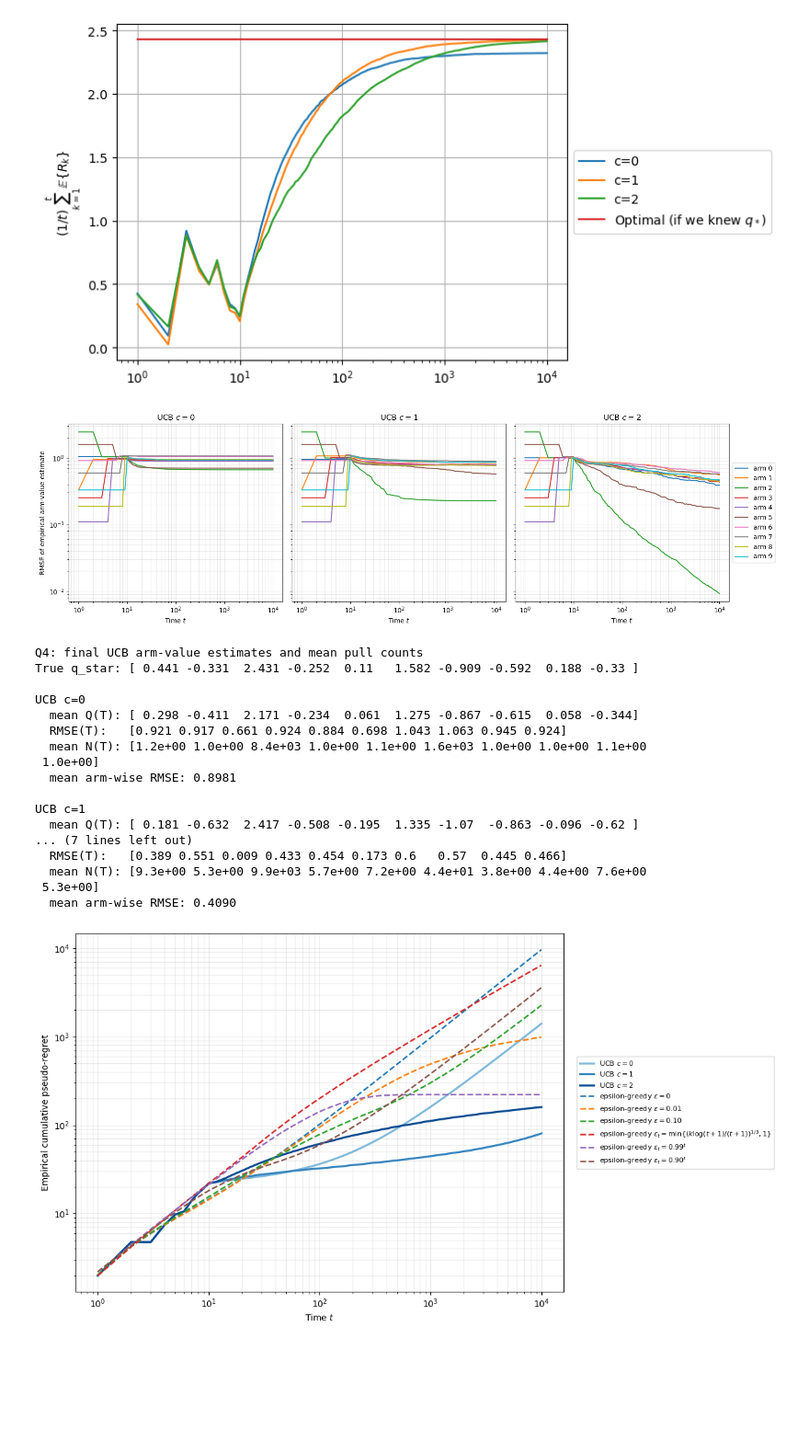
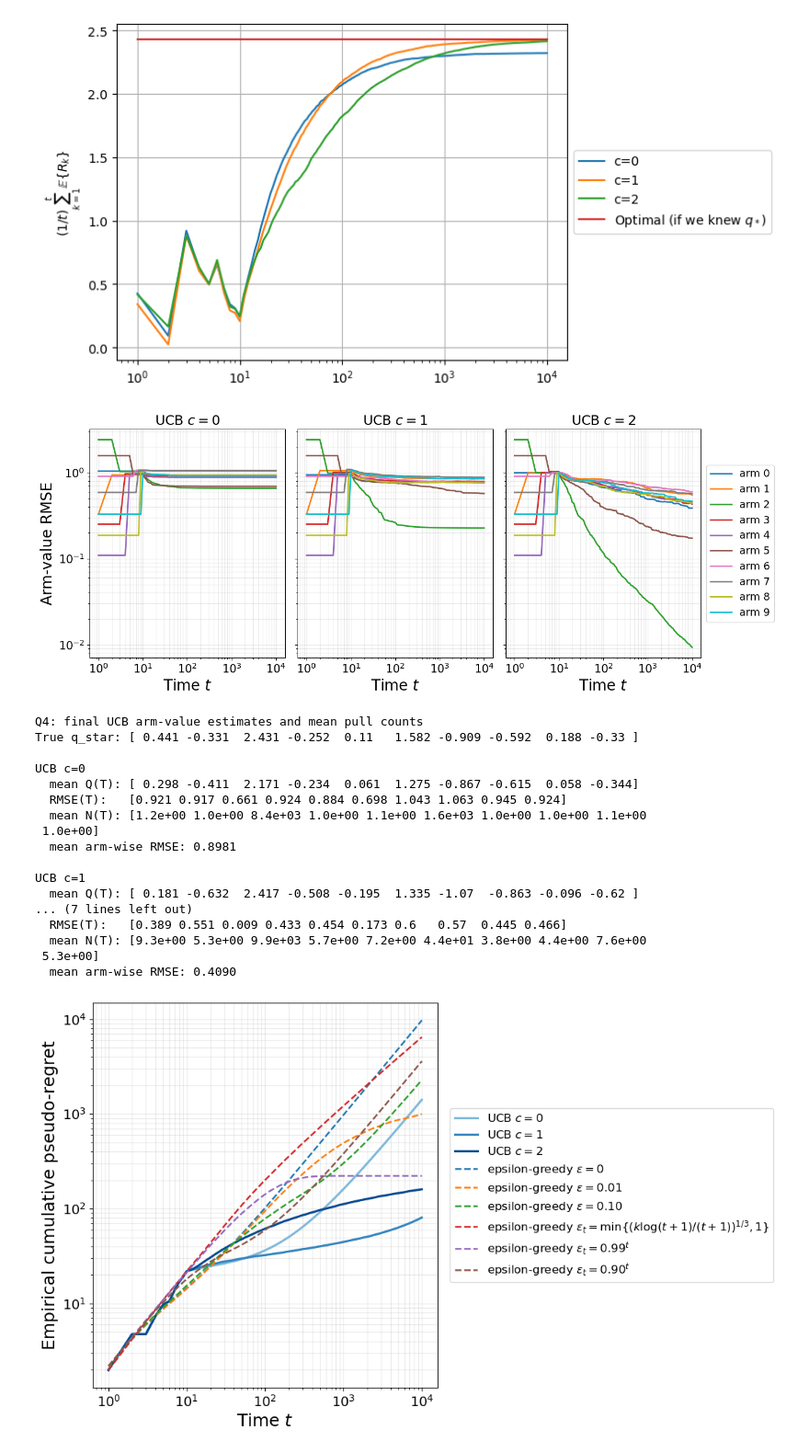
Before and after one commit to JamesCondos/Reinforcement_Learning_for_Engineers, a Jupyter notebook: WS1/Workshop_1_-_Multi-Armed_Bandits_fixed.ipynb, the cells around one changed output. Shown at 92% size. Saved outputs shown, nothing was run; the diff lists cells and outputs as text; code cells hidden in the pictures; blank space fills up the shorter version.

Commit message:
Polish notebook text and improve figure readability

```diff
--- a/WS1/Workshop_1_-_Multi-Armed_Bandits_fixed.ipynb
+++ b/WS1/Workshop_1_-_Multi-Armed_Bandits_fixed.ipynb
@@ -603,10 +562,7 @@ plt.show()
 import numpy as np
 import matplotlib.pyplot as plt
 
-# Questions 4-7: reproducible numerical investigation on the existing bandit.
-# q_star and sigma are reused from the initialization cell and are never exposed
-# to an algorithm for action selection or learning; they are used only to score
-# pseudo-regret after an action has been selected.
+# Q4-Q5 simulations
 T_q47=10000
 rerun_q47=300
 R_star_q47=np.max(q_star)
@@ -616,7 +572,7 @@ plot_index_q47={int(step):i for i,step in enumerate(plot_steps_q47)}
 rows_q47=np.arange(rerun_q47)
 
 def simulate_ucb_q47(c,seed):
-    """Run the workshop UCB update and retain regret/estimation diagnostics."""
+    """Simulate UCB and record regret and estimation error."""
     rng=np.random.default_rng(seed)
     Q=np.zeros((rerun_q47,k))
     N=np.zeros((rerun_q47,k))
@@ -627,8 +583,7 @@ def simulate_ucb_q47(c,seed):
     mean_N=np.zeros((len(plot_steps_q47),k))
 
     for t in range(T_q47):
-        # Pull every arm once before applying UCB, matching the corrected
-        # workshop implementation and avoiding division by zero.
+        # Pull each arm once before using the confidence bonus.
         if t<k:
             actions=np.full(rerun_q47,t,dtype=int)
         else:
@@ -665,7 +620,7 @@ epsilon_schedules_q47=[
 ]
 
 def simulate_epsilon_q47(epsilon_t,seed):
-    """Run the workshop epsilon-greedy empirical-mean update."""
+    """Simulate epsilon-greedy and record cumulative regret."""
     rng=np.random.default_rng(seed)
     Q=np.zeros((rerun_q47,k))
     N=np.zeros((rerun_q47,k))
@@ -687,23 +642,25 @@ def simulate_epsilon_q47(epsilon_t,seed):
             regret_samples[plot_index_q47[completed]]=cumulative
     return regret_samples
 
-# Independent reproducible streams for every Q4-Q5 configuration.
+# Use a separate seed for each setting.
 ucb_cs_q47=[0,1,2]
 ucb_results_q47={c:simulate_ucb_q47(c,4700+i) for i,c in enumerate(ucb_cs_q47)}
 epsilon_results_q47={label:simulate_epsilon_q47(schedule,4800+i)
                      for i,(label,schedule) in enumerate(zip(epsilon_labels_q47,epsilon_schedules_q47))}
-# Q4: arm-by-arm UCB estimation error over time.
-fig,axes=plt.subplots(1,3,figsize=(16,4.8),sharey=True)
+# Q4: estimation error for each arm
+fig,axes=plt.subplots(1,3,figsize=(14,5.5),sharey=True)
 for ax,c in zip(axes,ucb_cs_q47):
     for arm in range(k):
-        ax.loglog(plot_steps_q47,ucb_results_q47[c]['rmse'][:,arm],label=f'arm {arm}')
-    ax.set_title(f'UCB $c={c}$')
-    ax.set_xlabel('Time $t$')
+        ax.loglog(plot_steps_q47,ucb_results_q47[c]['rmse'][:,arm],linewidth=2.0,label=f'arm {arm}')
+    ax.set_title(f'UCB $c={c}$',fontsize=18)
+    ax.set_xlabel('Time $t$',fontsize=20)
+    ax.tick_params(axis='both',which='major',labelsize=15)
+    ax.tick_params(axis='both',which='minor',labelsize=13)
     ax.grid(True,which='both',alpha=0.25)
-axes[0].set_ylabel('RMSE of empirical arm-value estimate')
-axes[-1].legend(loc='center left',bbox_to_anchor=(1,0.5),ncol=1)
+axes[0].set_ylabel('Arm-value RMSE',fontsize=20)
+axes[-1].legend(loc='center left',bbox_to_anchor=(1,0.5),ncol=1,fontsize=14)
 fig.tight_layout()
-plt.savefig('q4_ucb_arm_value_rmse.png',bbox_inches='tight')
+plt.savefig('q4_ucb_arm_value_rmse.png',bbox_inches='tight',dpi=200)
 plt.show()
 
 print('Q4: final UCB arm-value estimates and mean pull counts')
@@ -716,48 +673,42 @@ for c in ucb_cs_q47:
     print(f'  mean Q(T): {np.array2string(final_Q,precision=3)}')
     print(f'  RMSE(T):   {np.array2string(final_rmse,precision=3)}')
     print(f'  mean N(T): {np.array2string(final_N,precision=1)}')
     print(f'  mean arm-wise RMSE: {np.mean(final_rmse):.4f}')
 
 def final_summary_q47(samples):
     final=samples[-1]
     mean=np.mean(final)
     se=np.std(final,ddof=1)/np.sqrt(rerun_q47)
     return mean,mean/T_q47,mean-1.96*se,mean+1.96*se
 
-# Q5: put both algorithm families on the same axes for direct comparison.
-plt.figure(figsize=(12,6.5))
+# Q5: UCB and epsilon-greedy regret
+plt.figure(figsize=(11,6.5))
 ucb_colours=plt.cm.Blues(np.linspace(0.45,0.9,len(ucb_cs_q47)))
 epsilon_colours=plt.cm.tab10(np.arange(len(epsilon_labels_q47)))
 for colour,c in zip(ucb_colours,ucb_cs_q47):
     plt.loglog(plot_steps_q47,np.mean(ucb_results_q47[c]['regret'],axis=1),
                color=colour,linestyle='-',linewidth=2.3,label=f'UCB $c={c}$')
 for colour,label in zip(epsilon_colours,epsilon_labels_q47):
     plt.loglog(plot_steps_q47,np.mean(epsilon_results_q47[label],axis=1),
                color=colour,linestyle='--',linewidth=1.8,label='epsilon-greedy '+label)
-plt.xlabel('Time $t$')
-plt.ylabel('Empirical cumulative pseudo-regret')
+plt.xlabel('Time $t$',fontsize=18)
+plt.ylabel('Empirical cumulative pseudo-regret',fontsize=18)
+plt.tick_params(axis='both',which='major',labelsize=14)
+plt.tick_params(axis='both',which='minor',labelsize=12)
 plt.grid(True,which='both',alpha=0.25)
-plt.legend(loc='center left',bbox_to_anchor=(1.02,0.5),fontsize=8)
+plt.legend(loc='center left',bbox_to_anchor=(1.02,0.5),fontsize=12)
 plt.tight_layout()
-plt.savefig('q5_ucb_vs_epsilon_regret.png',bbox_inches='tight')
+plt.savefig('q5_ucb_vs_epsilon_regret.png',bbox_inches='tight',dpi=200)
 plt.show()
 print('\nQ5: cumulative pseudo-regret at T=10000 (95% Monte Carlo CI)')
 for c in ucb_cs_q47:
     mean,rho,low,high=final_summary_q47(ucb_results_q47[c]['regret'])
     print(f'  UCB c={c:<3}: regret={mean:9.2f}, regret/T={rho:.5f}, CI=[{low:.2f},{high:.2f}]')
 for label in epsilon_labels_q47:
     mean,rho,low,high=final_summary_q47(epsilon_results_q47[label])
     print(f'  {label:<48}: regret={mean:9.2f}, regret/T={rho:.5f}, CI=[{low:.2f},{high:.2f}]')
-
-print('\nNumerical conclusions for Q4-Q5:')
-print('  Q4: c=2 gives substantially better finite-horizon arm-value estimation;')
-print('      c=1 leaves several poor arms sparsely sampled at T=10000.')
-print('      If an exploratory UCB arm count stayed bounded, its growing log-time')
-print('      bonus would eventually force that arm to be revisited.')
-print('  Q5: exploratory UCB has much lower mean regret than the tested epsilon-greedy')
-print('      policies on this instance, with c=1 best in this finite experiment.')
 # %% [output]
-[figure, old version]
+[figure, new version]
 Q4: final UCB arm-value estimates and mean pull counts
 True q_star: [ 0.441 -0.331  2.431 -0.252  0.11   1.582 -0.909 -0.592  0.188 -0.33 ]
 
@@ -775,7 +726,7 @@ UCB c=1
   mean N(T): [9.3e+00 5.3e+00 9.9e+03 5.7e+00 7.2e+00 4.4e+01 3.8e+00 4.4e+00 7.6e+00
  5.3e+00]
   mean arm-wise RMSE: 0.4090
-[figure, old version]
+[figure, new version]
 Q5: cumulative pseudo-regret at T=10000 (95% Monte Carlo CI)
   UCB c=0  : regret=  1408.07, regret/T=0.14081, CI=[1052.99,1763.15]
   UCB c=1  : regret=    80.58, regret/T=0.00806, CI=[25.15,136.01]
```
Also changed, not shown: parts of 15 cells of this notebook, 8 other files.
